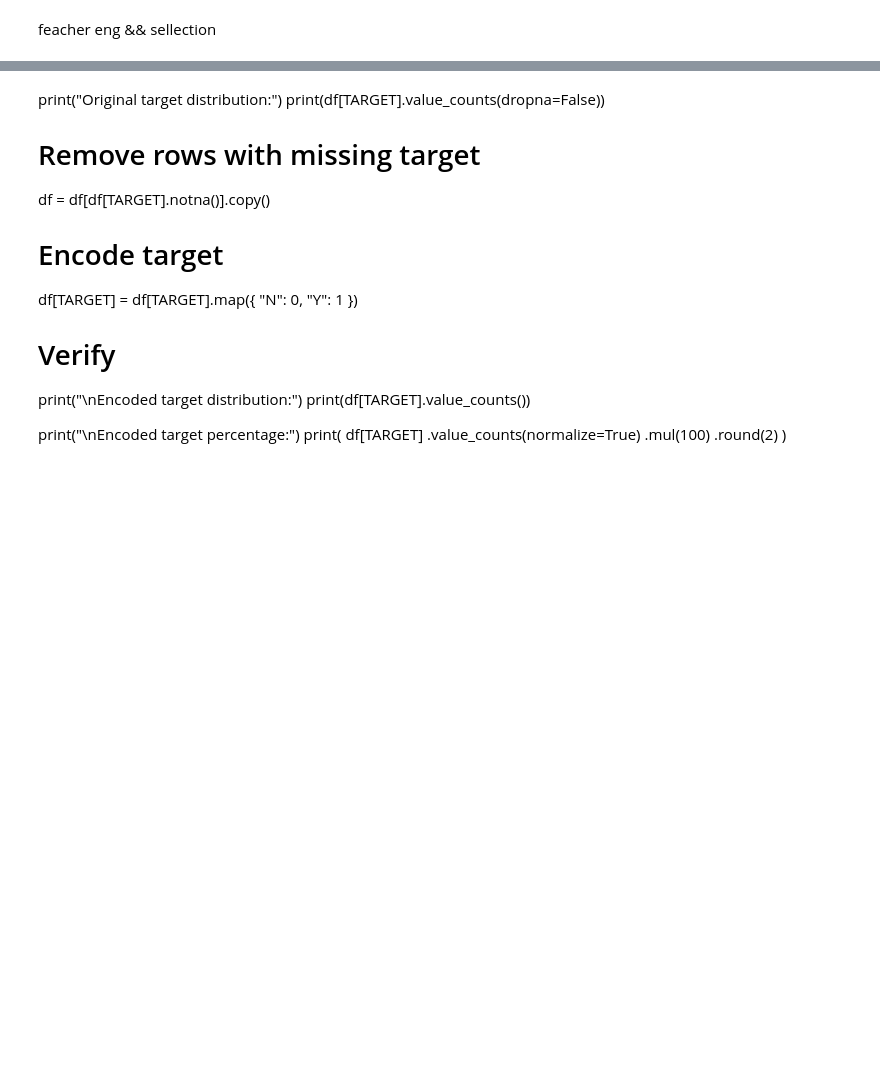
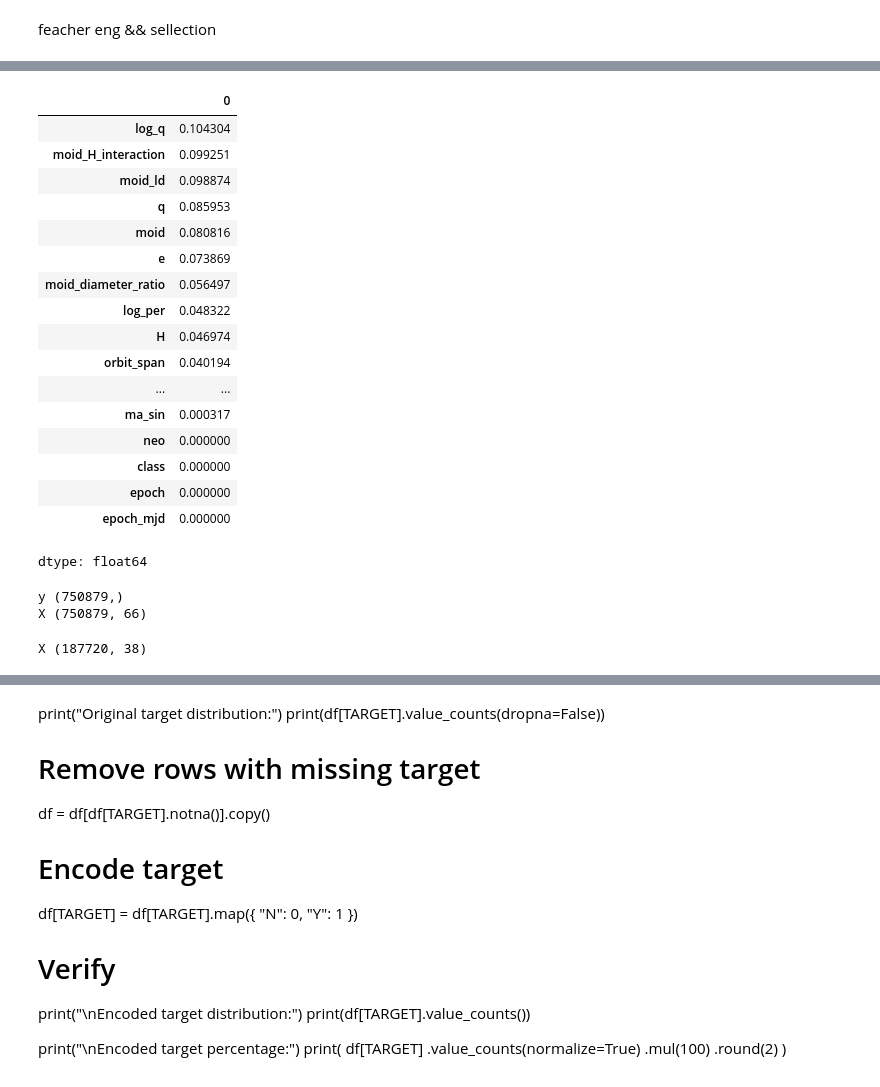
Before and after one commit to Michael-M-William/ML-Final-project, a Jupyter notebook: Final-project.ipynb, the cells around one changed output, grey strips where cells are left out. Cells and saved outputs as stored; diff of their text form; code cells hidden in the pictures; blank space fills up the shorter version.

```diff
--- a/Final-project.ipynb
+++ b/Final-project.ipynb
@@ -1483,0 +1568,30 @@ ValueError: Found input variables with inconsistent numbers of samples: [187720,
+# %%
+
+
+# عرض القيم بالكامل
+display(feature_importance)
+# %% [output]
+|  | 0 |
+| log_q | 0.104304 |
+| moid_H_interaction | 0.099251 |
+| moid_ld | 0.098874 |
+| q | 0.085953 |
+| moid | 0.080816 |
+| e | 0.073869 |
+| moid_diameter_ratio | 0.056497 |
+| log_per | 0.048322 |
+| H | 0.046974 |
+| orbit_span | 0.040194 |
+| ... | ... |
+| ma_sin | 0.000317 |
+| neo | 0.000000 |
+| class | 0.000000 |
+| epoch | 0.000000 |
+| epoch_mjd | 0.000000 |
+dtype: float64
+# %%
+print("y",y_train_clean.shape)
+print("X",X_train_clean.shape)
+# %% [output]
+y (750879,)
+X (750879, 66)
@@ -1483,0 +1604,5 @@ ValueError: Found input variables with inconsistent numbers of samples: [187720,
+# %%
+
+print("X",X_test_final.shape)
+# %% [output]
+X (187720, 38)
```
Also changed, not shown: parts of 25 cells of this notebook.
